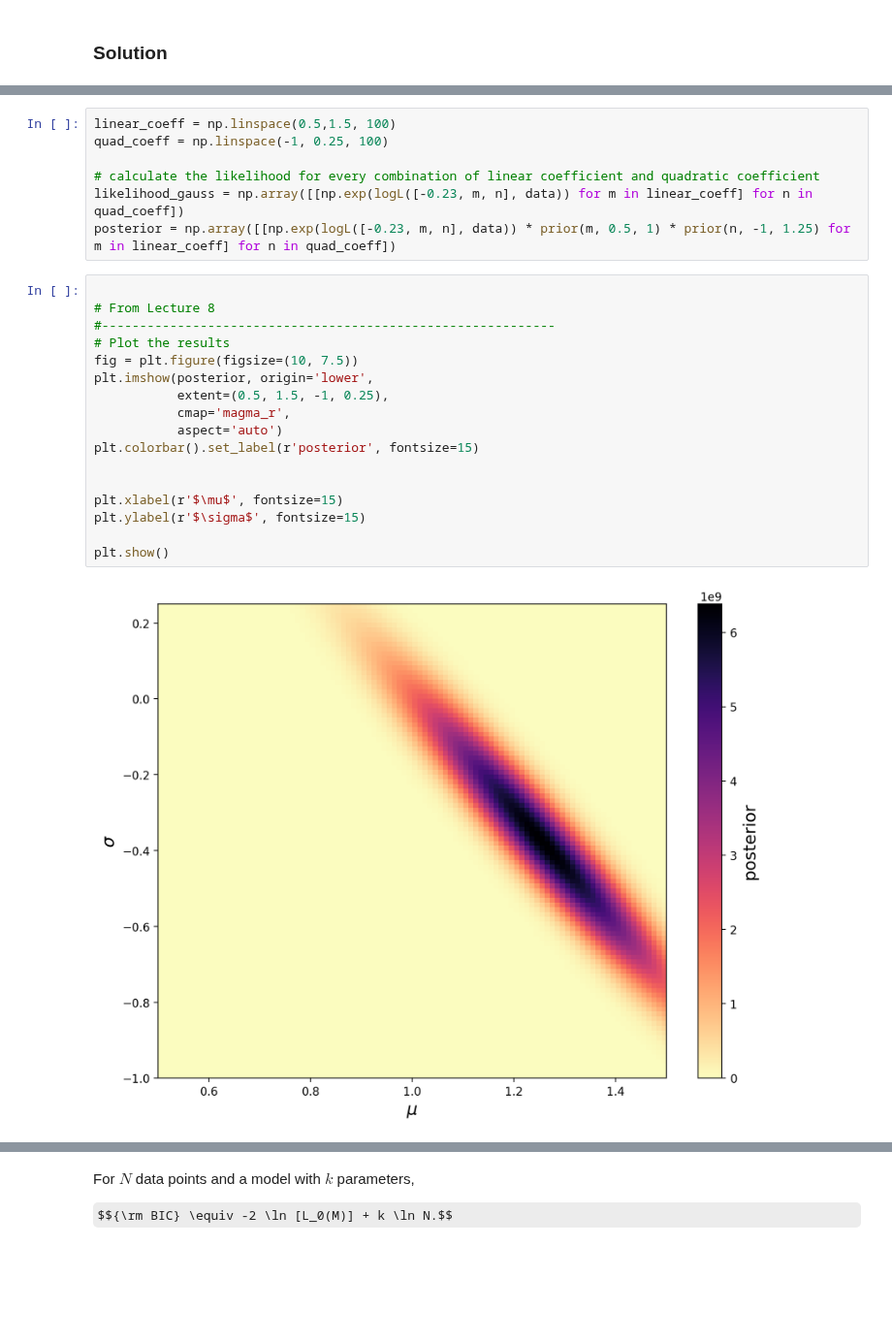
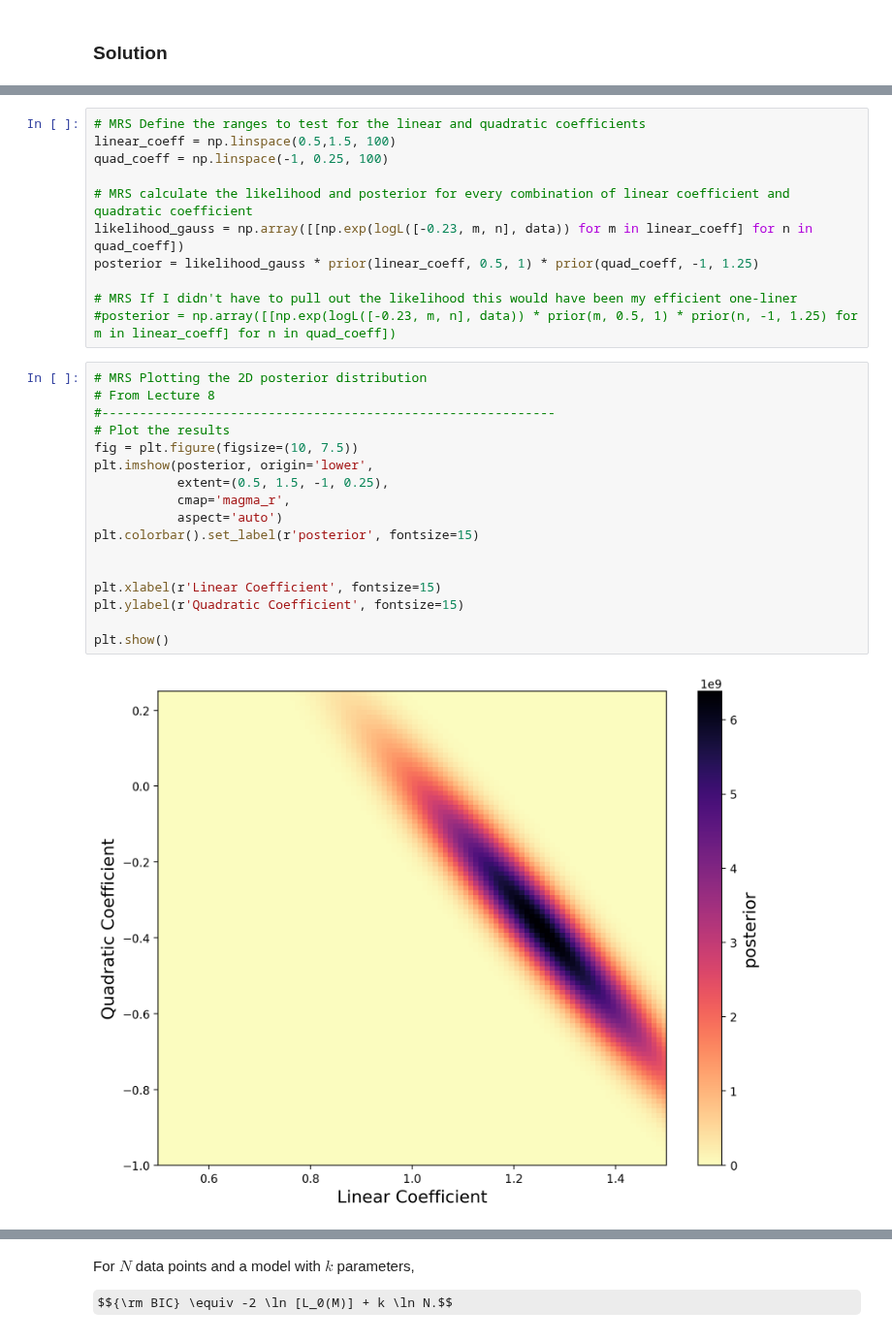
Before and after one commit to VanderbiltAstronomy/astr_8070_s25, a Jupyter notebook: coursework/student_folders/m_rizzosmith/homework/vu_astr8070_s25_hw4_mikerizzosmith.ipynb, the cells around one changed output, grey strips where cells are left out. Shown at 97% size. Cells and saved outputs as stored; diff of their text form; some formulas as TeX source; blank space fills up the shorter version.

```diff
--- a/coursework/student_folders/m_rizzosmith/homework/vu_astr8070_s25_hw4_mikerizzosmith.ipynb
+++ b/coursework/student_folders/m_rizzosmith/homework/vu_astr8070_s25_hw4_mikerizzosmith.ipynb
@@ -327,28 +319,32 @@ print(evidence)
 [figure]
 # %%
+# MRS Define the ranges to test for the linear and quadratic coefficients
 linear_coeff = np.linspace(0.5,1.5, 100)
 quad_coeff = np.linspace(-1, 0.25, 100)
 
-# calculate the likelihood for every combination of linear coefficient and quadratic coefficient
+# MRS calculate the likelihood and posterior for every combination of linear coefficient and quadratic coefficient
 likelihood_gauss = np.array([[np.exp(logL([-0.23, m, n], data)) for m in linear_coeff] for n in quad_coeff])
-posterior = np.array([[np.exp(logL([-0.23, m, n], data)) * prior(m, 0.5, 1) * prior(n, -1, 1.25) for m in linear_coeff] for n in quad_coeff])
+posterior = likelihood_gauss * prior(linear_coeff, 0.5, 1) * prior(quad_coeff, -1, 1.25)
+
+# MRS If I didn't have to pull out the likelihood this would have been my efficient one-liner
+#posterior = np.array([[np.exp(logL([-0.23, m, n], data)) * prior(m, 0.5, 1) * prior(n, -1, 1.25) for m in linear_coeff] for n in quad_coeff])
 # %%
-
+# MRS Plotting the 2D posterior distribution
 # From Lecture 8
 #------------------------------------------------------------
 # Plot the results
 fig = plt.figure(figsize=(10, 7.5))
 plt.imshow(posterior, origin='lower',
            extent=(0.5, 1.5, -1, 0.25),
            cmap='magma_r',
            aspect='auto')
 plt.colorbar().set_label(r'posterior', fontsize=15)
 
 
-plt.xlabel(r'$\mu$', fontsize=15)
-plt.ylabel(r'$\sigma$', fontsize=15)
+plt.xlabel(r'Linear Coefficient', fontsize=15)
+plt.ylabel(r'Quadratic Coefficient', fontsize=15)
 
 plt.show()
 # %% [output]
-[figure, old version]
+[figure, new version]
 # %%
```
Also changed, not shown: parts of 8 cells of this notebook.
